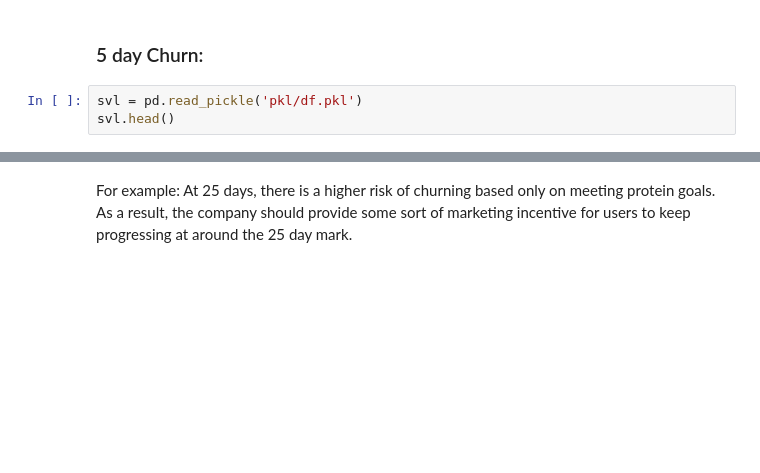
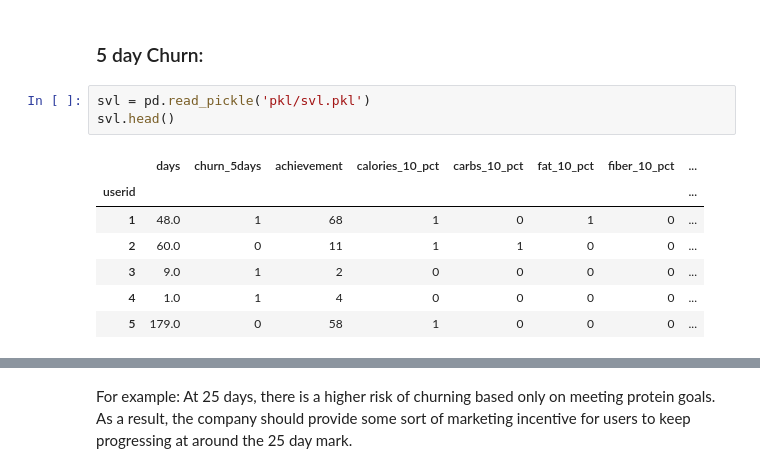
Before and after one commit to rokaandy/mfp-nutrition-survival-analysis, a Jupyter notebook: nutrition.ipynb, the cells around one changed output, grey strips where cells are left out. Cells and saved outputs as stored; diff of their text form; blank space fills up the shorter version.

```diff
--- a/nutrition.ipynb
+++ b/nutrition.ipynb
@@ -333,8 +381,16 @@ svl.info()
 # %% [markdown]
 ### 5 day Churn:
 # %%
-svl = pd.read_pickle('pkl/df.pkl')
+svl = pd.read_pickle('pkl/svl.pkl')
 svl.head()
+# %% [output]
+|  | days | churn_5days | achievement | calories_10_pct | carbs_10_pct | fat_10_pct | fiber_10_pct | ... |
+| userid |  |  |  |  |  |  |  | ... |
+| 1 | 48.0 | 1 | 68 | 1 | 0 | 1 | 0 | ... |
+| 2 | 60.0 | 0 | 11 | 1 | 1 | 0 | 0 | ... |
+| 3 | 9.0 | 1 | 2 | 0 | 0 | 0 | 0 | ... |
+| 4 | 1.0 | 1 | 4 | 0 | 0 | 0 | 0 | ... |
+| 5 | 179.0 | 0 | 58 | 1 | 0 | 0 | 0 | ... |
 # %%
 cph = CoxPHFitter()
 five = cph.fit(svl, duration_col='days', event_col='churn_5days')
```
Also changed, not shown: parts of 32 cells of this notebook, 2 other files.
